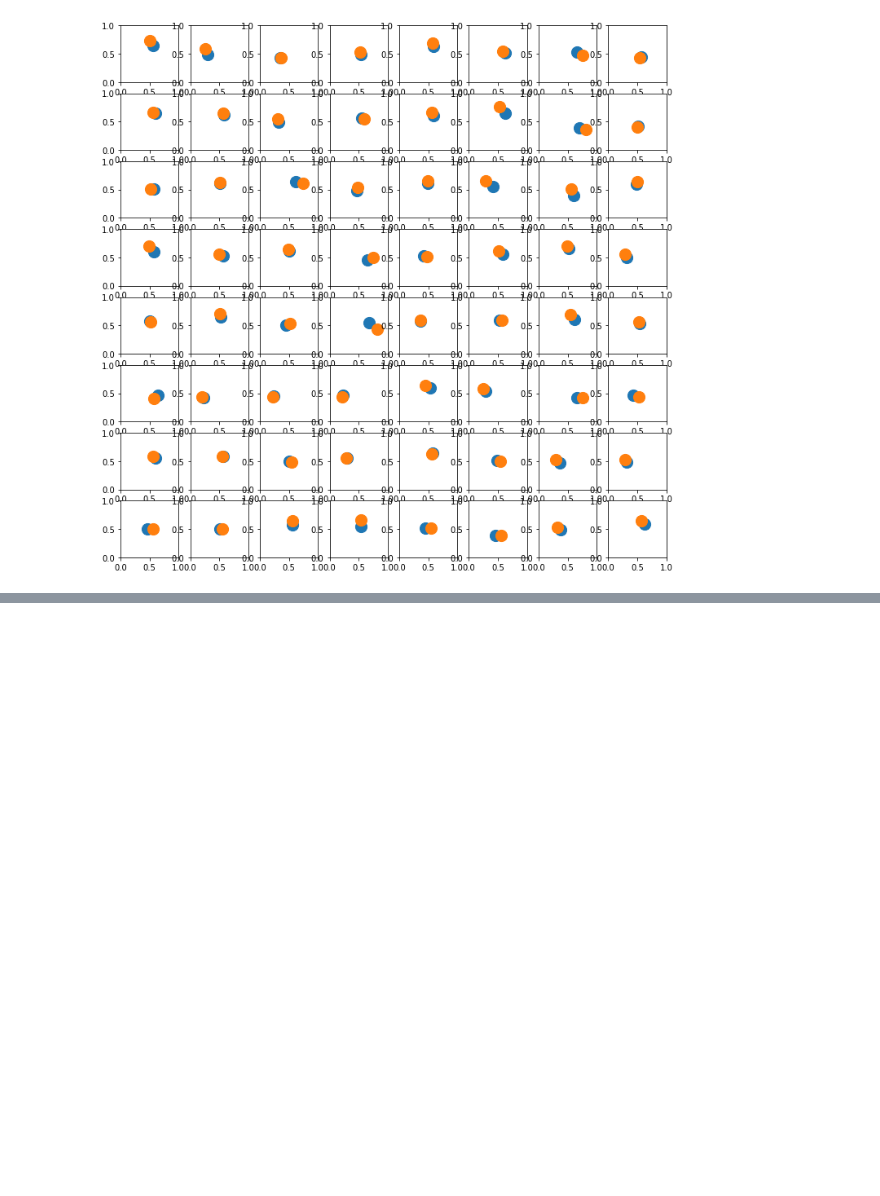
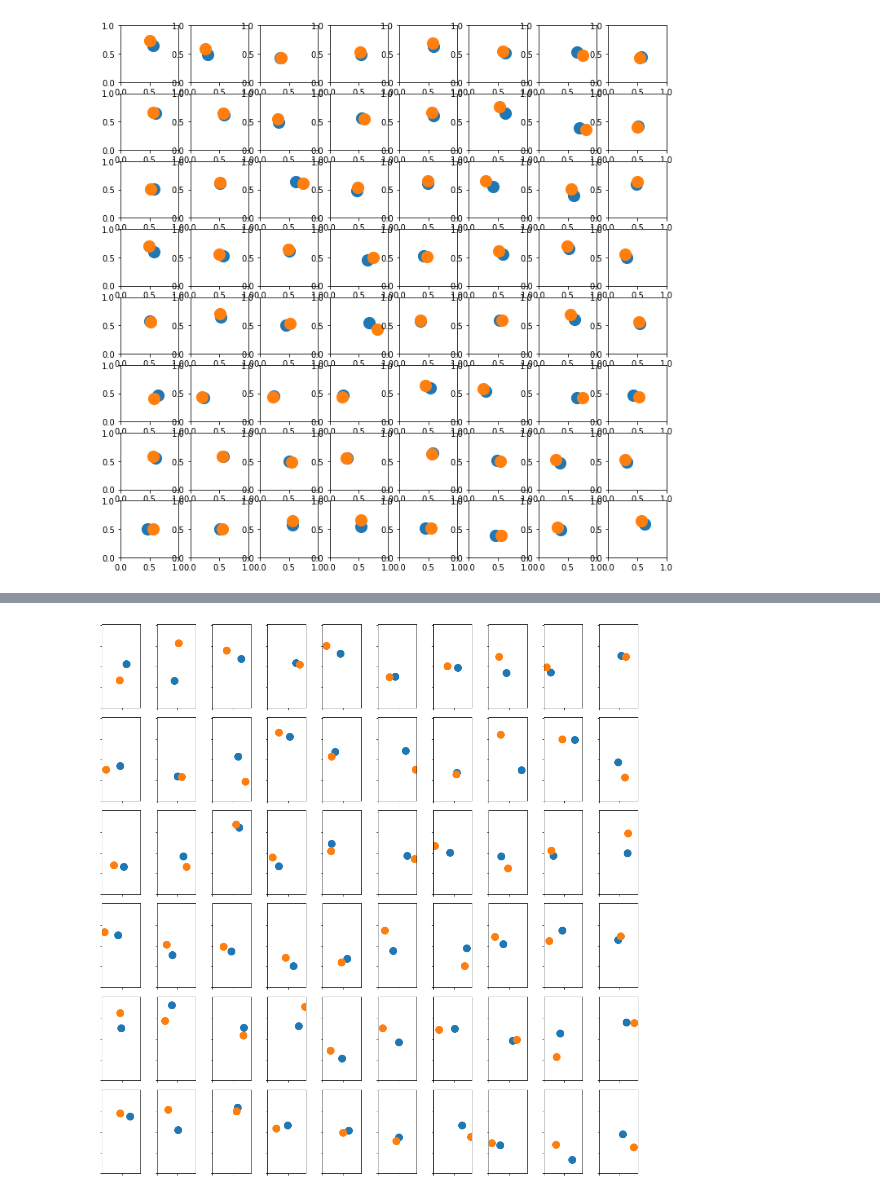
Before and after one commit to jlin816/gyrosec, a Jupyter notebook: learn_touch_locations.ipynb, the cells around one changed output, grey strips where cells are left out. Saved outputs shown, nothing was run; the diff lists cells and outputs as text; code cells hidden in the pictures; blank space fills up the shorter version.

```diff
--- a/learn_touch_locations.ipynb
+++ b/learn_touch_locations.ipynb
@@ -237 +250,24 @@ fig.show()
+# %%
+nrows = 6
+ncols = 10
+
+fig, axes = plt.subplots(nrows, ncols, figsize=(15, 15))
+axes = axes.reshape(-1)
+
+for i in range(nrows * ncols):
+    pred = cnn_model.predict(x_test)[i]
+    axes[i].scatter(375*pred[0], 812*pred[1], s=200)
+    axes[i].scatter(375*y_test[i][0], 812*y_test[i][1], s=200)
+
+    #plt.gca().invert_yaxis()
+    axes[i].set_xlim(0, 375)
+    axes[i].set_ylim(0, 812)
+    axes[i].set_yticklabels([])
+    axes[i].set_xticklabels([])
+    axes[i].set_aspect(1.0/axes[i].get_data_ratio()*(812/375))
+
+plt.tight_layout()
+fig.show()
+# %% [output]
+[figure, added]
 # %%
```
Also changed, not shown: parts of 12 cells of this notebook, 1 other file.
